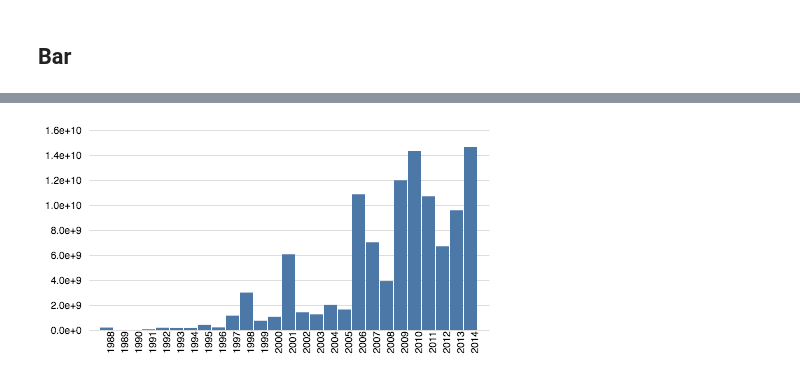
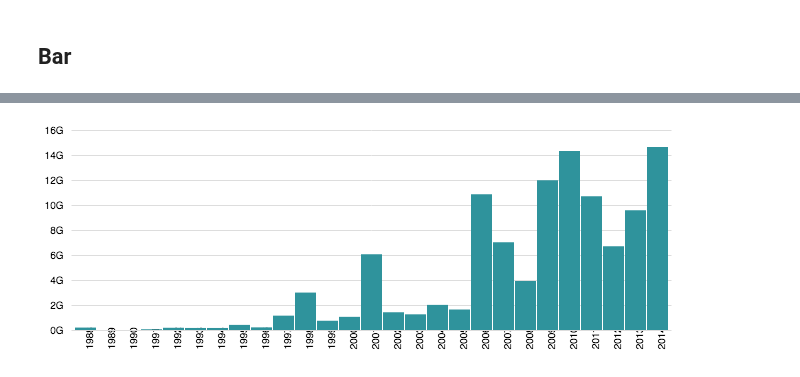
Before and after one commit to Vizzuality/notebooks, a Jupyter notebook: i2i/i2i_Widgets.ipynb, the cells around one changed output, grey strips where cells are left out. Saved outputs shown, nothing was run; the diff lists cells and outputs as text; code cells hidden in the pictures.

```diff
--- a/i2i/i2i_Widgets.ipynb
+++ b/i2i/i2i_Widgets.ipynb
@@ -27,10 +27,10 @@ specV3=json.loads("""
     {
       "name": "table",
       "values":[
-        {"label":"lksd", "value":45},
-        {"label":"sdf", "value":5},
-        {"label":"adf", "value":30},
-        {"label":"asd", "value":20}
+        {"label":"Agro-Dealers", "value":45},
+        {"label":"Market Locations", "value":5},
+        {"label":"Bank Agent", "value":30},
+        {"label":"Forex Bureaus", "value":20}
       ],
       "transform": [
         {
@@ -69,8 +69,8 @@ specV3=json.loads("""
   "legends": [
       {
     "fill": "c",
-    "orient":"left",
-    "direction":"vertical",
+    "orient":"bottom",
+    "direction":"horizontal",
     "symbolType":"square"
     }
   ],
@@ -137,6 +358,7 @@ specV3=json.loads("""
   "width": 600,
   "height": 200,
   "padding": 5,
+
   "data": [
     {
       "name": "table",
@@ -301,7 +523,7 @@ specV3=json.loads("""
       "labelAlign": "right",
       "bandPosition": 0.5,
       "ticks": false,
-      "offset": 10
+      "offset": 6
     },
     {
       "orient": "left",
@@ -309,7 +531,7 @@ specV3=json.loads("""
       "domain": false,
       "ticks": false,
       "grid": true,
-      "format":"e",
+      "format":"s",
       "tickCount": 6,
       "offset": 6
     }
@@ -333,32 +555,33 @@ specV3=json.loads("""
           "y": {
             "scale": "yscale",
             "field": "value"
           },
           "y2": {
             "scale": "yscale",
             "value": 0
           }
         },
         "update": {
+          "fill": {"value": "#2f939c"},
           "opacity": {
             "value": 1
           }
         },
         "hover": {
           "opacity": {
             "value": 0.8
           }
         }
       }
     }
   ]
 }
 """)
 vega4view=dict(specV3)
 vega4view['config']=json.loads(Config)
-vega4view['width']=400
+vega4view['width']=600
 vega4view['height']=200
 Vega(vega4view)
 # %% [output]
 [interactive output not drawn]
-[figure, old version]
+[figure, new version]
```
Also changed, not shown: parts of 5 cells of this notebook.
